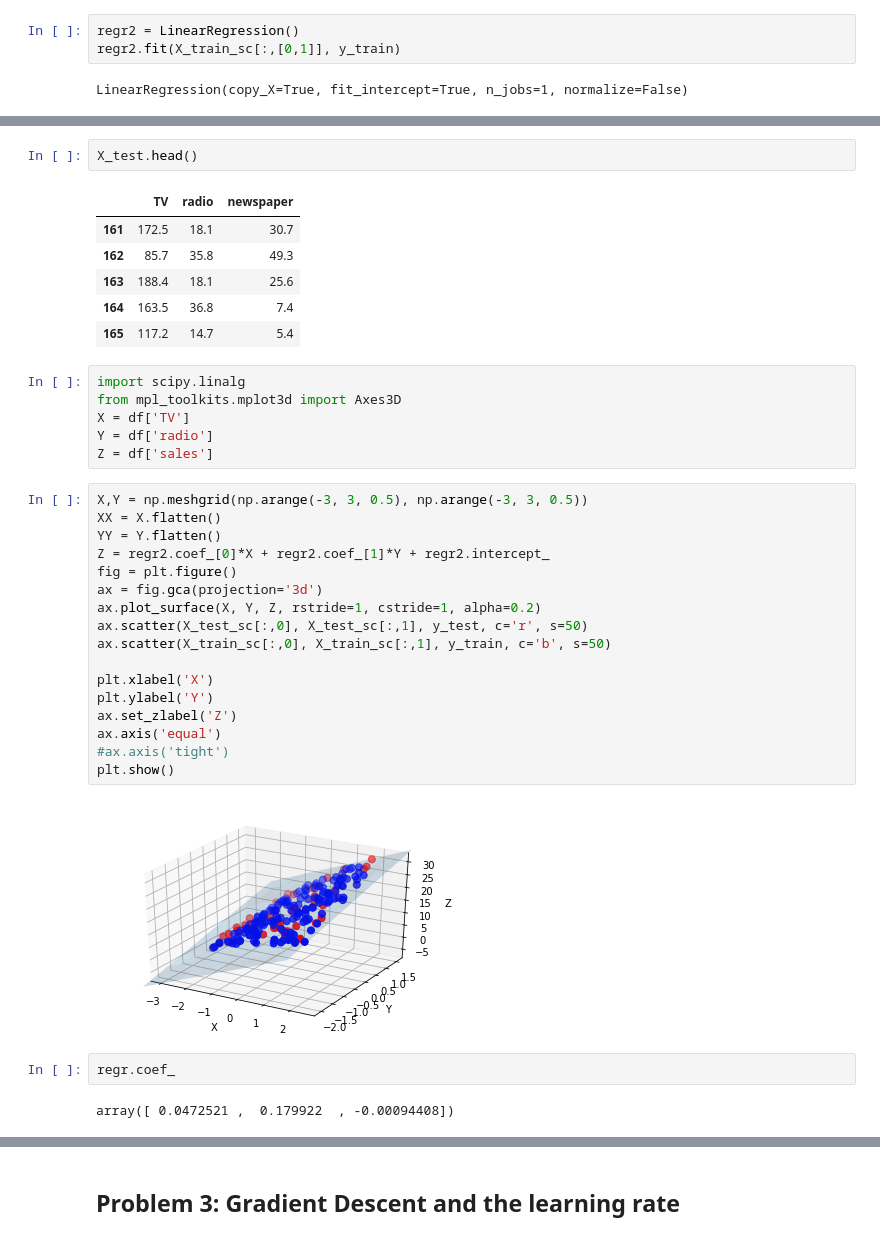
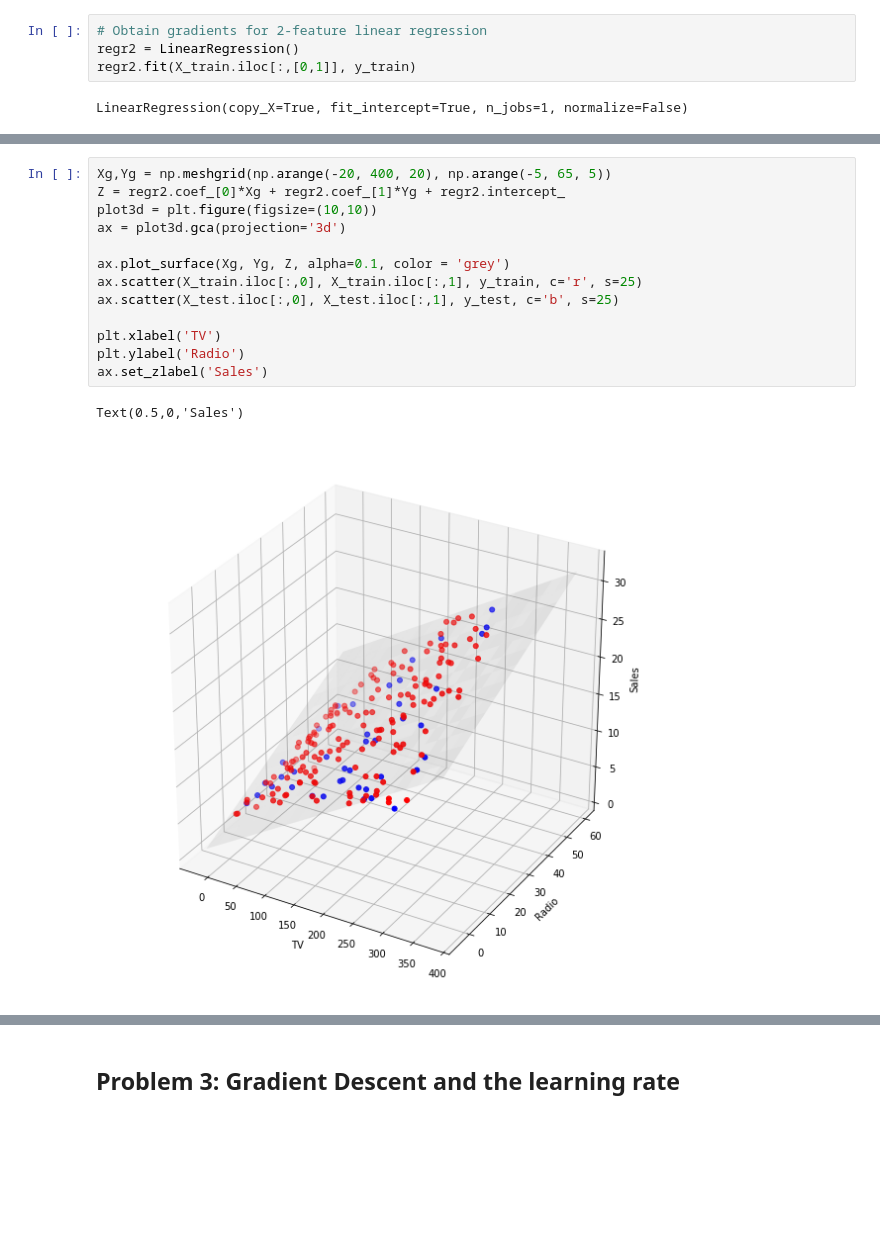
Before and after one commit to Columbia-Intro-Data-Science/python-introduction-wd-x, a Jupyter notebook: Homework 1 - Github and Pandas - Weida Xu.ipynb, the cells around one changed output, grey strips where cells are left out. Cells and saved outputs as stored; diff of their text form; blank space fills up the shorter version.

```diff
--- a/Homework 1 - Github and Pandas - Weida Xu.ipynb
+++ b/Homework 1 - Github and Pandas - Weida Xu.ipynb
@@ -248,5 +247,6 @@ X_test_sc = StandardScaler().fit_transform(X_test)
 # %%
+# Obtain gradients for 2-feature linear regression
 regr2 = LinearRegression()
-regr2.fit(X_train_sc[:,[0,1]], y_train)
+regr2.fit(X_train.iloc[:,[0,1]], y_train)
 # %% [output]
 LinearRegression(copy_X=True, fit_intercept=True, n_jobs=1, normalize=False)
@@ -272,38 +255,16 @@ TypeError: 'DataFrame' object is not callable
-# %%
-X_test.head()
-# %% [output]
-|  | TV | radio | newspaper |
-| 161 | 172.5 | 18.1 | 30.7 |
-| 162 | 85.7 | 35.8 | 49.3 |
-| 163 | 188.4 | 18.1 | 25.6 |
-| 164 | 163.5 | 36.8 | 7.4 |
-| 165 | 117.2 | 14.7 | 5.4 |
-# %%
-import scipy.linalg
-from mpl_toolkits.mplot3d import Axes3D
-X = df['TV']
-Y = df['radio']
-Z = df['sales']
 # %%
-X,Y = np.meshgrid(np.arange(-3, 3, 0.5), np.arange(-3, 3, 0.5))
-XX = X.flatten()
-YY = Y.flatten()
-Z = regr2.coef_[0]*X + regr2.coef_[1]*Y + regr2.intercept_
-fig = plt.figure()
-ax = fig.gca(projection='3d')
-ax.plot_surface(X, Y, Z, rstride=1, cstride=1, alpha=0.2)
-ax.scatter(X_test_sc[:,0], X_test_sc[:,1], y_test, c='r', s=50)
-ax.scatter(X_train_sc[:,0], X_train_sc[:,1], y_train, c='b', s=50)
+Xg,Yg = np.meshgrid(np.arange(-20, 400, 20), np.arange(-5, 65, 5))
+Z = regr2.coef_[0]*Xg + regr2.coef_[1]*Yg + regr2.intercept_
+plot3d = plt.figure(figsize=(10,10))
+ax = plot3d.gca(projection='3d')
 
-plt.xlabel('X')
-plt.ylabel('Y')
-ax.set_zlabel('Z')
-ax.axis('equal')
-#ax.axis('tight')
-plt.show()
+ax.plot_surface(Xg, Yg, Z, alpha=0.1, color = 'grey')
+ax.scatter(X_train.iloc[:,0], X_train.iloc[:,1], y_train, c='r', s=25)
+ax.scatter(X_test.iloc[:,0], X_test.iloc[:,1], y_test, c='b', s=25)
+
+plt.xlabel('TV')
+plt.ylabel('Radio')
+ax.set_zlabel('Sales')
 # %% [output]
+Text(0.5,0,'Sales')
-[figure, old version]
+[figure, new version]
-# %%
-regr.coef_
-# %% [output]
-array([ 0.0472521 ,  0.179922  , -0.00094408])
```
Also changed, not shown: parts of 32 cells of this notebook, 5 other files.
